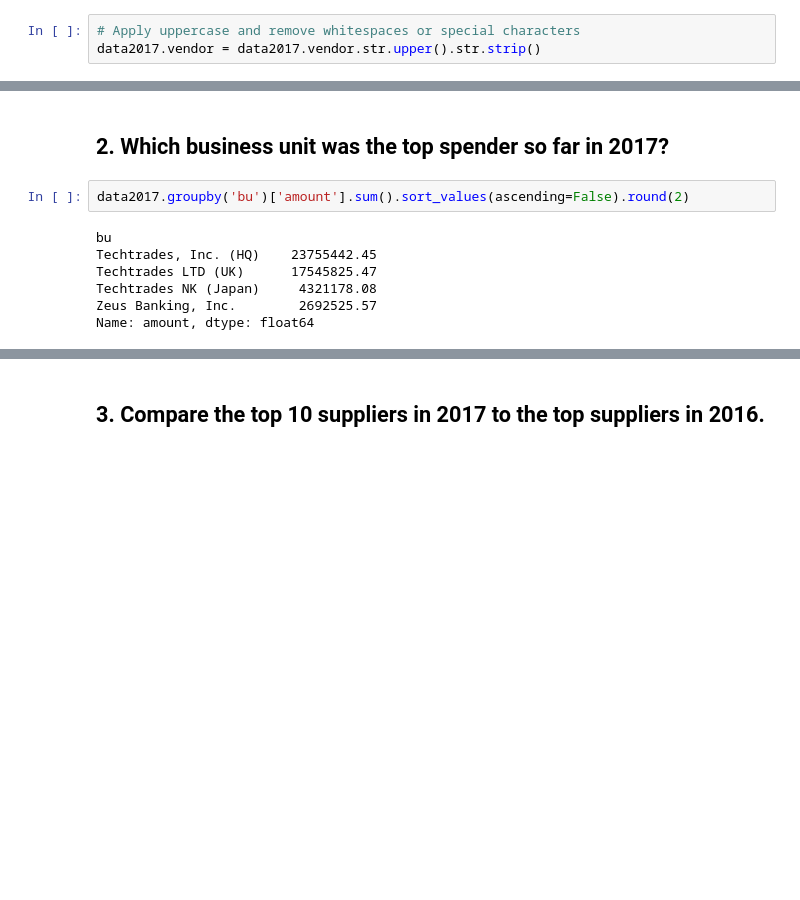
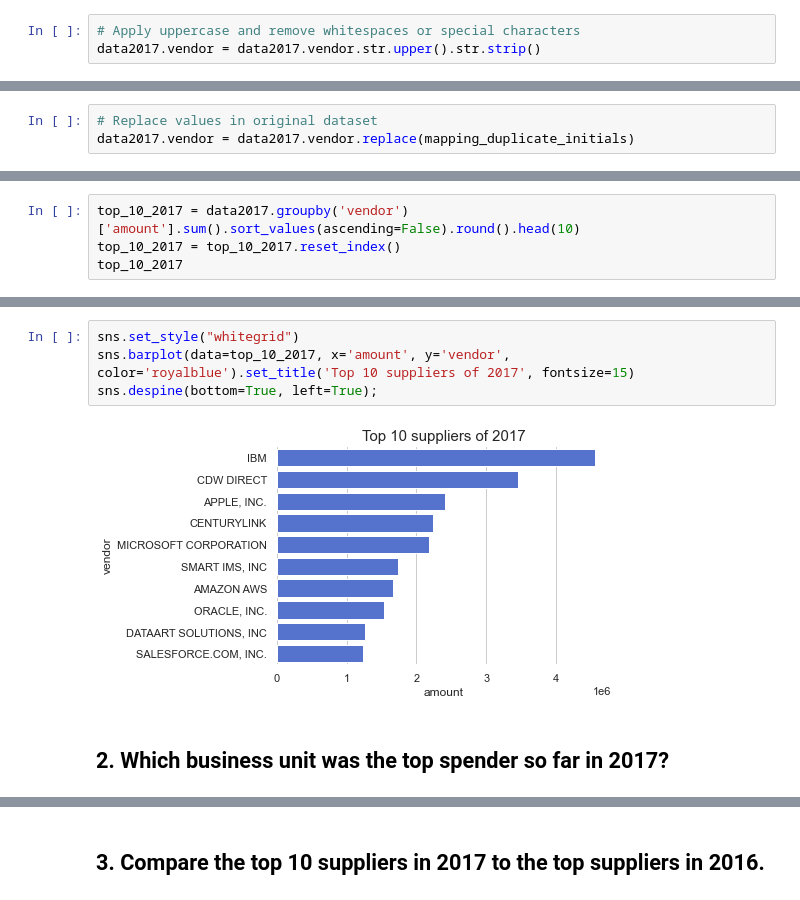
Before and after one commit to FranciscoGalan/suplari_challenge1, a Jupyter notebook: main.ipynb, the cells around one changed output, grey strips where cells are left out. Saved outputs shown, nothing was run; the diff lists cells and outputs as text; blank space fills up the shorter version.

```diff
--- a/main.ipynb
+++ b/main.ipynb
@@ -469,0 +461,3 @@ Name: amount, dtype: float64
+# %%
+# Replace values in original dataset
+data2017.vendor = data2017.vendor.replace(mapping_duplicate_initials)
@@ -469,0 +466,4 @@ Name: amount, dtype: float64
+# %%
+top_10_2017 = data2017.groupby('vendor')['amount'].sum().sort_values(ascending=False).round().head(10)
+top_10_2017 = top_10_2017.reset_index()
+top_10_2017
@@ -470,11 +482,8 @@ Name: amount, dtype: float64
+# %%
+sns.set_style("whitegrid")
+sns.barplot(data=top_10_2017, x='amount', y='vendor', color='royalblue').set_title('Top 10 suppliers of 2017', fontsize=15)
+sns.despine(bottom=True, left=True);
+# %% [output]
+[figure, added]
 # %% [markdown]
 ## 2. Which business unit was the top spender so far in 2017?
-# %%
-data2017.groupby('bu')['amount'].sum().sort_values(ascending=False).round(2)
-# %% [output]
-bu
-Techtrades, Inc. (HQ)    23755442.45
-Techtrades LTD (UK)      17545825.47
-Techtrades NK (Japan)     4321178.08
-Zeus Banking, Inc.        2692525.57
-Name: amount, dtype: float64
```
Also changed, not shown: parts of 61 cells of this notebook.
